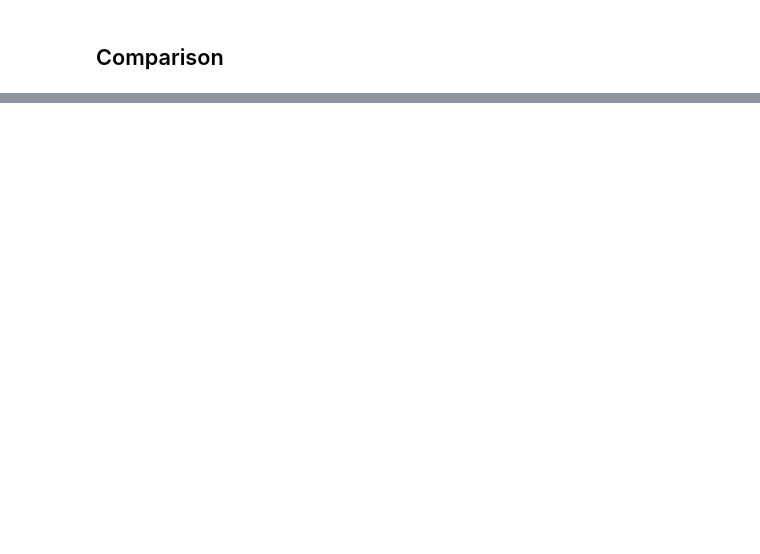
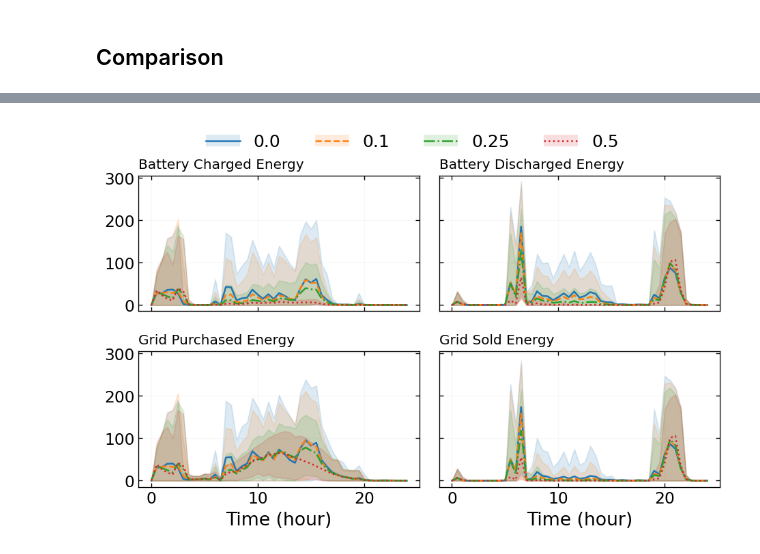
Before and after one commit to DenisseUrenda/stochastic-ems-policy, a Jupyter notebook: notebooks/03_lambda_experiments.ipynb, the cells around one changed output, grey strips where cells are left out. Saved outputs shown, nothing was run; the diff lists cells and outputs as text; code cells hidden in the pictures; blank space fills up the shorter version.

```diff
--- a/notebooks/03_lambda_experiments.ipynb
+++ b/notebooks/03_lambda_experiments.ipynb
@@ -447,0 +558,33 @@ plt.show()
+# %%
+fig, axes = plt.subplots(2,2, sharex=True, sharey=True)
+
+titles = (
+    "EV Power Allocated",
+    "Battery Charged Energy",
+    "Battery Discharged Energy",
+    "Grid Purchased Energy",
+    "Grid Sold Energy"
+)
+
+for i, ax in enumerate(axes.flatten()):
+
+    ax, handles, labels = plot_policy_percentile_bands(
+        rollout_results, "endog", i+1, show_mean=True, ax=ax, add_legend=False
+    )
+    ax.set_title(titles[i+1], loc="left", size=12)
+    if i > 1: ax.set_xlabel("Time (hour)")
+
+fig.legend(
+    handles,
+    labels,
+    handler_map={tuple: HandlerTuple(ndivide=1)},
+    ncol=4,
+    loc="upper center",
+    bbox_to_anchor=(0.5, 1.05),
+    frameon=False
+)
+
+plt.tight_layout()
+plt.show()
+# %% [output]
+[figure, added]
```
Also changed, not shown: parts of 15 cells of this notebook, 40 other files.
